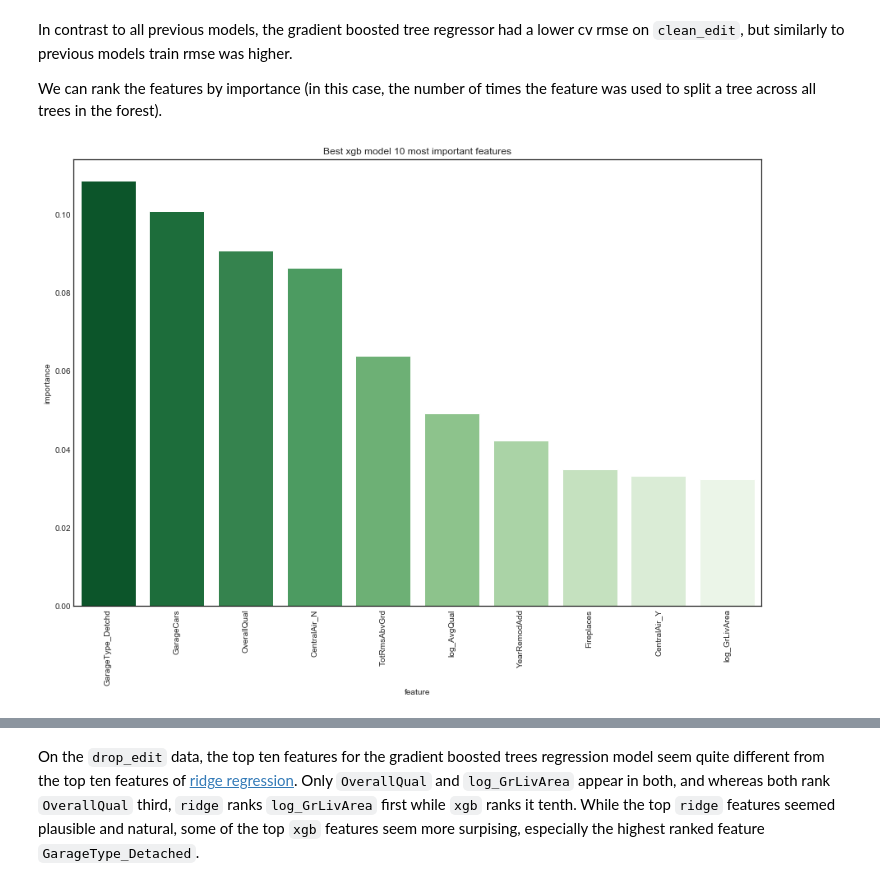
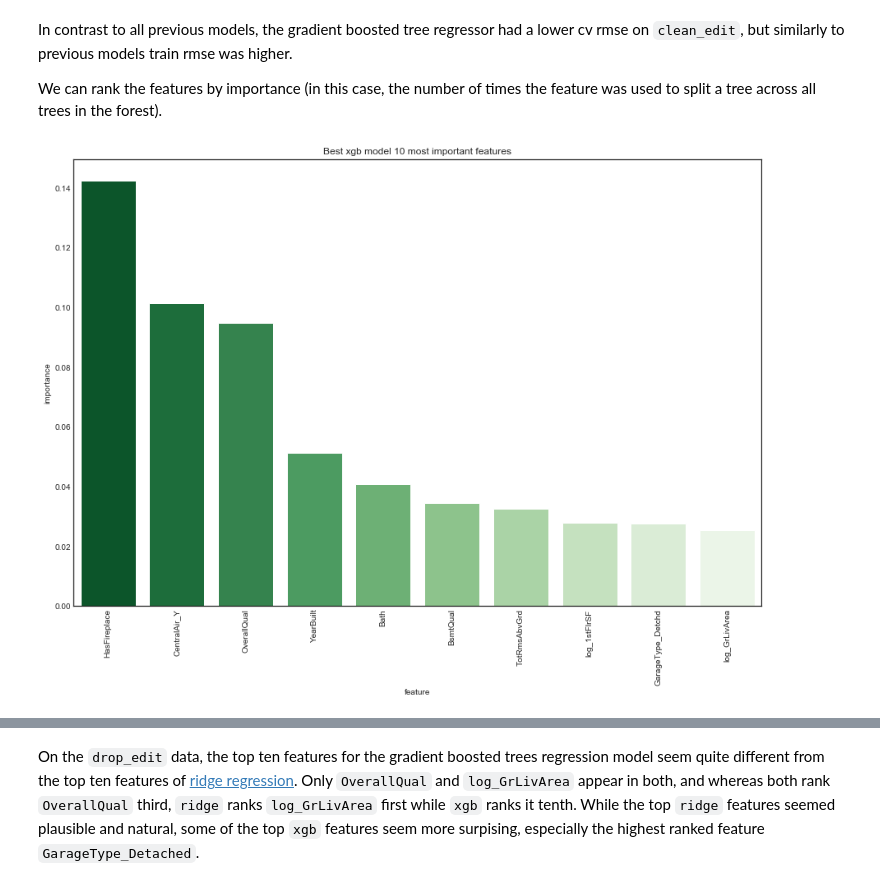
Before and after one commit to rmwenzel/ames_house_prices, a Jupyter notebook: notebooks/model.ipynb, the cells around one changed output, grey strips where cells are left out. Cells and saved outputs as stored; diff of their text form; code cells hidden in the pictures.

Commit message:
Codes complete, trial persistance added, ready to finish tuning.

```diff
--- a/notebooks/model.ipynb
+++ b/notebooks/model.ipynb
@@ -671,5 +712,9 @@ svr_space = {'gamma': hp.loguniform('gamma', low=-3*np.log(10), high=2*np.log(10
              'C': hp.loguniform('C', low=-3*np.log(10), high=2*np.log(10)),
              'epsilon': hp.loguniform('epsilon', low=-3*np.log(10), high=2*np.log(10))
             }
+
+# store trial objects for restarting training
+model_ho_results['clean_edit']['svr_tuned'] = {'trials': Trials(), 'params': None}
+model_ho_results['drop_edit']['svr_tuned'] = {'trials': Trials(), 'params': None}
 # %%
 # optimize hyperparameters
@@ -731,9 +788,19 @@ xgb_space = {'max_depth': ho_scope.int(hp.quniform('max_depth', low=1, high=3, q
              'reg_lambda': hp.loguniform('reg_lambda', low=-2*np.log(10), high=2*np.log(10)),
              'reg_alpha': hp.loguniform('reg_alpha', low=-1*np.log(10), high=1*np.log(10)),
             }
+
+# store trial objects for restarting training
+model_ho_results['clean_edit']['xgb_tuned'] = {'trials': Trials(), 'params': None}
+model_ho_results['drop_edit']['xgb_tuned'] = {'trials': Trials(), 'params': None}
 # %%
 # optimize hyperparameters
-_, xgb_ce_ho = ho_results(obj=ho_cv_rmse, space=xgb_space, max_evals=50, est_name='xgb',
-                         X_train=X_ce_train, y_train=y_ce_train, random_state=27)
-_, xgb_de_ho = ho_results(obj=ho_cv_rmse, space=xgb_space, max_evals=50, est_name='xgb',
-                         X_train=X_de_train, y_train=y_de_train, random_state=27)
+model_ho_results['clean_edit']['xgb_tuned'] = \
+            ho_results(obj=ho_cv_rmse, space=xgb_space, est_name='xgb',
+                       X_train=X_ce_train, y_train=y_ce_train, max_evals=30,
+                       random_state=27,
+                       trials=model_ho_results['clean_edit']['xgb_tuned']['trials'])
+model_ho_results['drop_edit']['xgb_tuned'] = \
+            ho_results(obj=ho_cv_rmse, space=xgb_space, est_name='xgb',
+                       X_train=X_de_train, y_train=y_de_train, max_evals=30,
+                       random_state=27,
+                       trials=model_ho_results['drop_edit']['xgb_tuned']['trials'])
@@ -745,9 +807,20 @@ xgb_de_ho = convert_to_int(xgb_de_ho, conv_params)
 # %%
-# fit models with optimal hyperparameters
+# convert params to int
+conv_params = ['max_depth', 'min_child_weight', 'n_estimators']
+model_ho_results['clean_edit']['xgb_tuned']['params'] = \
+        convert_to_int(model_ho_results['clean_edit']['xgb_tuned']['params'], conv_params)
+model_ho_results['clean_edit']['xgb_tuned']['params'] = \
+        convert_to_int(model_ho_results['clean_edit']['xgb_tuned']['params'], conv_params)
+
+# add and fit models with optimal hyperparameters
 fixed_params = {'objective': 'reg:squarederror', 'n_jobs': -1, 'random_state': 27}
-xgb_models['clean_edit']['xgb_ce_tuned'] = XGBRegressor(**{**xgb_ce_ho, **fixed_params})
-xgb_models['drop_edit']['xgb_de_tuned'] = XGBRegressor(**{**xgb_de_ho, **fixed_params})
-xgb_models['clean_edit']['xgb_ce_tuned'].fit(X_ce_train.values, y_ce_train.values)
-xgb_models['drop_edit']['xgb_de_tuned'].fit(X_de_train.values, y_de_train.values)
+xgb_models['clean_edit']['xgb_tuned'] = \
+        XGBRegressor(**{**model_ho_results['clean_edit']['xgb_tuned']['params'],
+                        **fixed_params})
+xgb_models['drop_edit']['xgb_tuned'] = \
+        XGBRegressor(**{**model_ho_results['clean_edit']['xgb_tuned']['params'],
+                        **fixed_params})
+xgb_models['clean_edit']['xgb_tuned'].fit(X_ce_train.values, y_ce_train.values)
+xgb_models['drop_edit']['xgb_tuned'].fit(X_de_train.values, y_de_train.values)
 # %% [output]
 XGBRegressor(base_score=0.5, booster='gbtree',
@@ -777,7 +848,7 @@ In contrast to all previous models, the gradient boosted tree regressor had a lo
 We can rank the features by importance (in this case, the number of times the feature was used to split a tree across all trees in the forest).
 # %%
 # top 20 feature importances of xgb model on drop_edit data
-rank_xgb_features(xgb_models['drop_edit']['xgb_de_tuned'], X_de_train, 10, figsize=(15, 10),
+rank_xgb_features(xgb_models['drop_edit']['xgb_tuned'], X_de_train, 10, figsize=(15, 10),
                   rotation=90)
 # %% [output]
-[figure, old version]
+[figure, new version]
```
Also changed, not shown: parts of 114 cells of this notebook, 6 other files.
